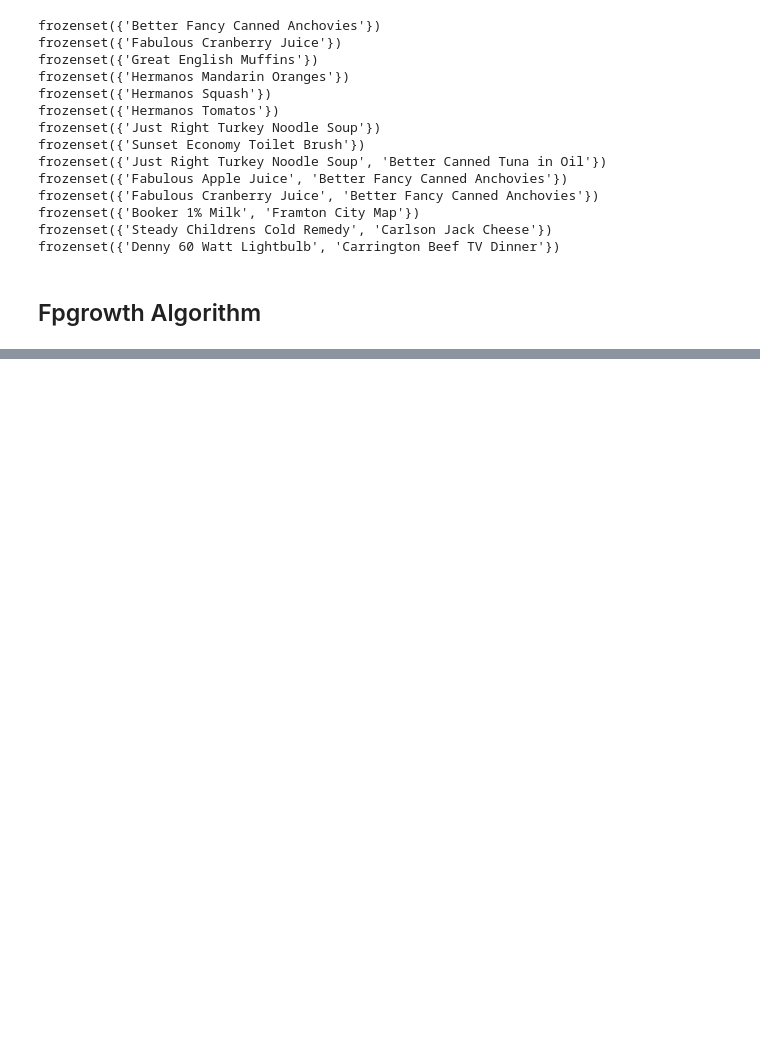
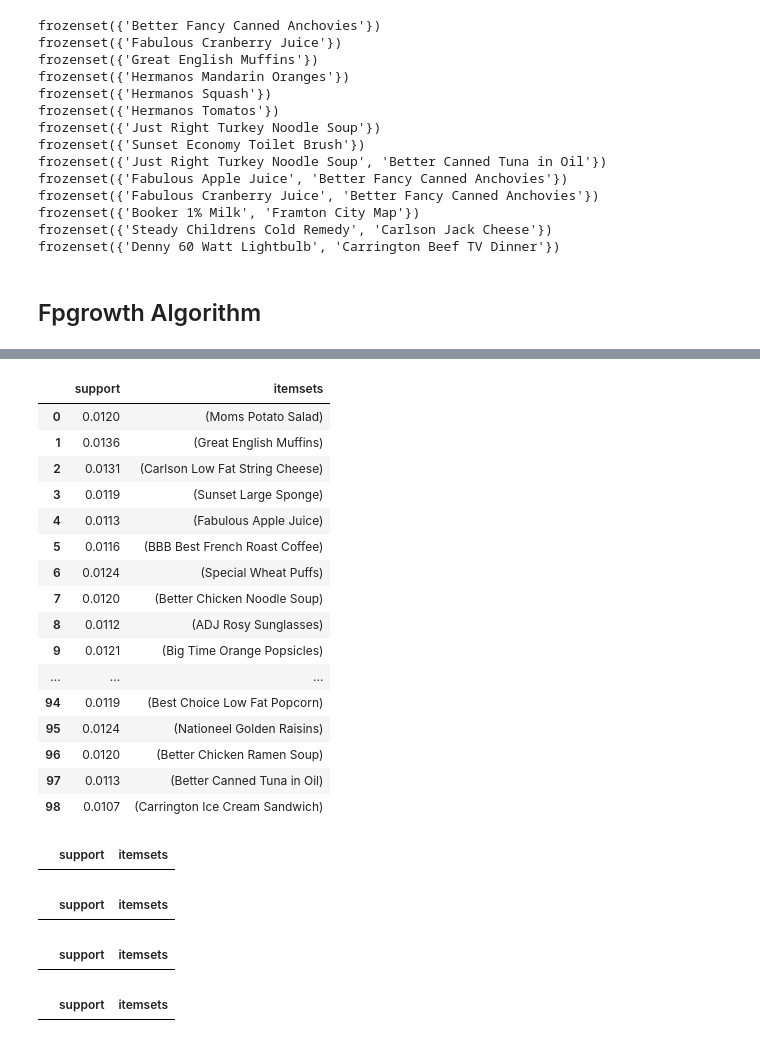
Before and after one commit to JammalAdeyemi/DataScience_Project, a Jupyter notebook: Market Basket Analysis/Foodmart_basketanalysis/Market_Basket.ipynb, the cells around one changed output, grey strips where cells are left out. Saved outputs shown, nothing was run; the diff lists cells and outputs as text; code cells hidden in the pictures; blank space fills up the shorter version.

```diff
--- a/Market Basket Analysis/Foodmart_basketanalysis/Market_Basket.ipynb
+++ b/Market Basket Analysis/Foodmart_basketanalysis/Market_Basket.ipynb
@@ -904,0 +1028,31 @@ frozenset({'Denny 60 Watt Lightbulb', 'Carrington Beef TV Dinner'})
+# %%
+# Calculating Run Time of Fpgrowth Algorithm
+l = [0.01,0.02,0.03,0.04,0.05]
+f = []
+for i in l:
+    t1 = time.time()
+    fpgrowth(dummy,min_support=i,use_colnames=True)
+    t2 = time.time()
+    f.append((t2-t1)*1000)
+# %% [output]
+|  | support | itemsets |
+| 0 | 0.0120 | (Moms Potato Salad) |
+| 1 | 0.0136 | (Great English Muffins) |
+| 2 | 0.0131 | (Carlson Low Fat String Cheese) |
+| 3 | 0.0119 | (Sunset Large Sponge) |
+| 4 | 0.0113 | (Fabulous Apple Juice) |
+| 5 | 0.0116 | (BBB Best French Roast Coffee) |
+| 6 | 0.0124 | (Special Wheat Puffs) |
+| 7 | 0.0120 | (Better Chicken Noodle Soup) |
+| 8 | 0.0112 | (ADJ Rosy Sunglasses) |
+| 9 | 0.0121 | (Big Time Orange Popsicles) |
+| ... | ... | ... |
+| 94 | 0.0119 | (Best Choice Low Fat Popcorn) |
+| 95 | 0.0124 | (Nationeel Golden Raisins) |
+| 96 | 0.0120 | (Better Chicken Ramen Soup) |
+| 97 | 0.0113 | (Better Canned Tuna in Oil) |
+| 98 | 0.0107 | (Carrington Ice Cream Sandwich) |
+|  | support | itemsets |
+|  | support | itemsets |
+|  | support | itemsets |
+|  | support | itemsets |
```
Also changed, not shown: parts of 15 cells of this notebook.
